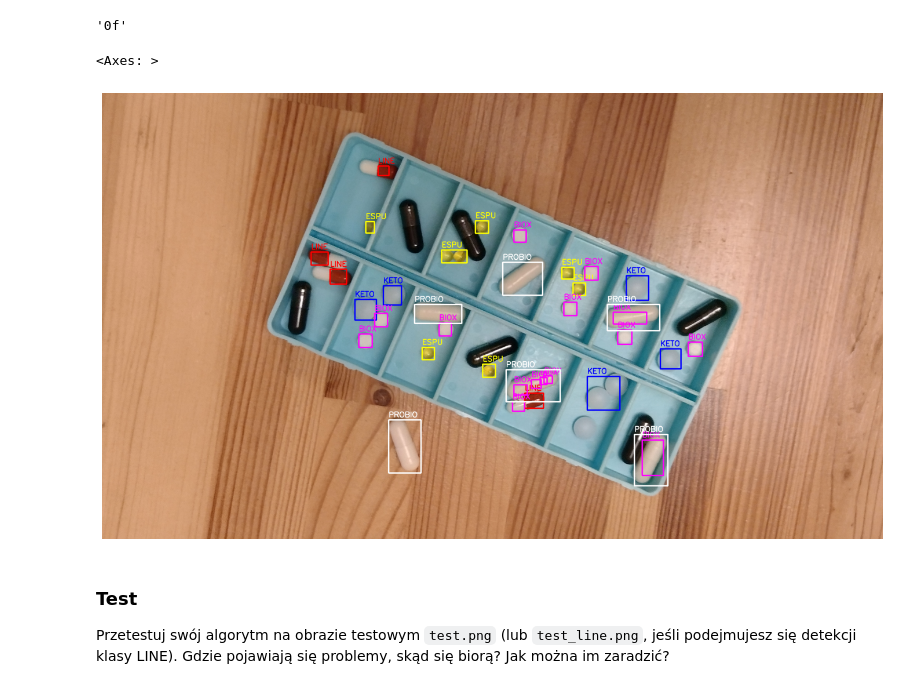
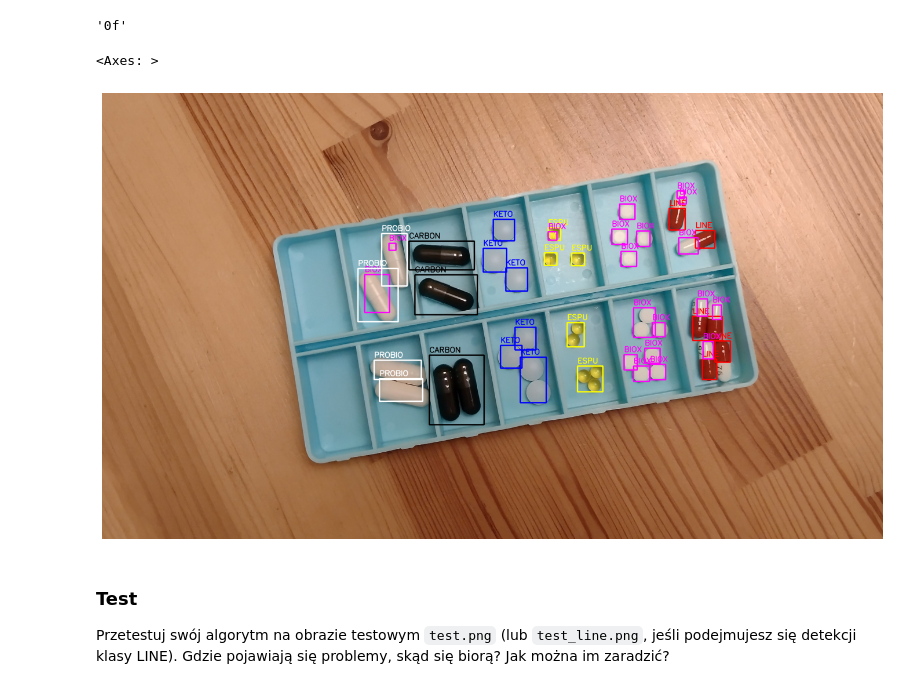
Before and after one commit to WitoldFracek/AiPOiV, a Jupyter notebook: Lab5/Lab5_zadanie.ipynb, the cells around one changed output. Cells and saved outputs as stored; diff of their text form; code cells hidden in the pictures.

```diff
--- a/Lab5/Lab5_zadanie.ipynb
+++ b/Lab5/Lab5_zadanie.ipynb
@@ -88,6 +88,7 @@ class PillDetector:
             PillType.ESPU: self.__detect_espu(src),
             PillType.BIOX: self.__detext_biox(src),
             PillType.PROBIO: self.__detect_probio(src),
+            PillType.CARBON: self.__detect_carbon(src)
         }
         return res
 
@@ -210,6 +211,24 @@ class PillDetector:
         bbs = self.__get_bb(mask)
         return bbs
 
+    def __detect_carbon(self, src: np.ndarray) -> list[np.ndarray]:
+        image = src.copy()
+        image = self.to_hsv(image)
+        image = cv2.inRange(image[..., 2], 80, 255)
+
+        image = cv2.bitwise_not(image)
+
+        kernel = cv2.getStructuringElement(cv2.MORPH_CROSS, (15, 15))
+        image = cv2.morphologyEx(image, cv2.MORPH_OPEN, kernel)
+
+        kernel = cv2.getStructuringElement(cv2.MORPH_CROSS, (25, 25))
+        image = cv2.morphologyEx(image, cv2.MORPH_DILATE, kernel)
+
+        mask = remove_small_objects(image > 0, min_size=2000)
+
+        bbs = self.__get_bb(mask)
+        return bbs
+
 
     def __to(self, src: np.ndarray, target: str) -> np.ndarray:
         if self.__input_color_space == target:
@@ -233,15 +252,15 @@ class PillDetector:
         return self.__to(src, self.LAB)
 # %%
 src = cv2.imread('calib.png')
-src = cv2.imread('test_line.png')
+# src = cv2.imread('test_line.png')
 fig, ax = plt.subplots(figsize=(25, 10))
 ax.axis('off')
 detector = PillDetector(input_color_space='BGR')
 data = detector.detect(src)
 detector.bbshow(detector.to_rgb(src), data, ax)
 # %% [output]
 <Axes: >
-[figure, old version]
+[figure, new version]
 # %%
 class Pill:
     """Output of object detection, represents a single instance"""
```
Also changed, not shown: 1 other file.
